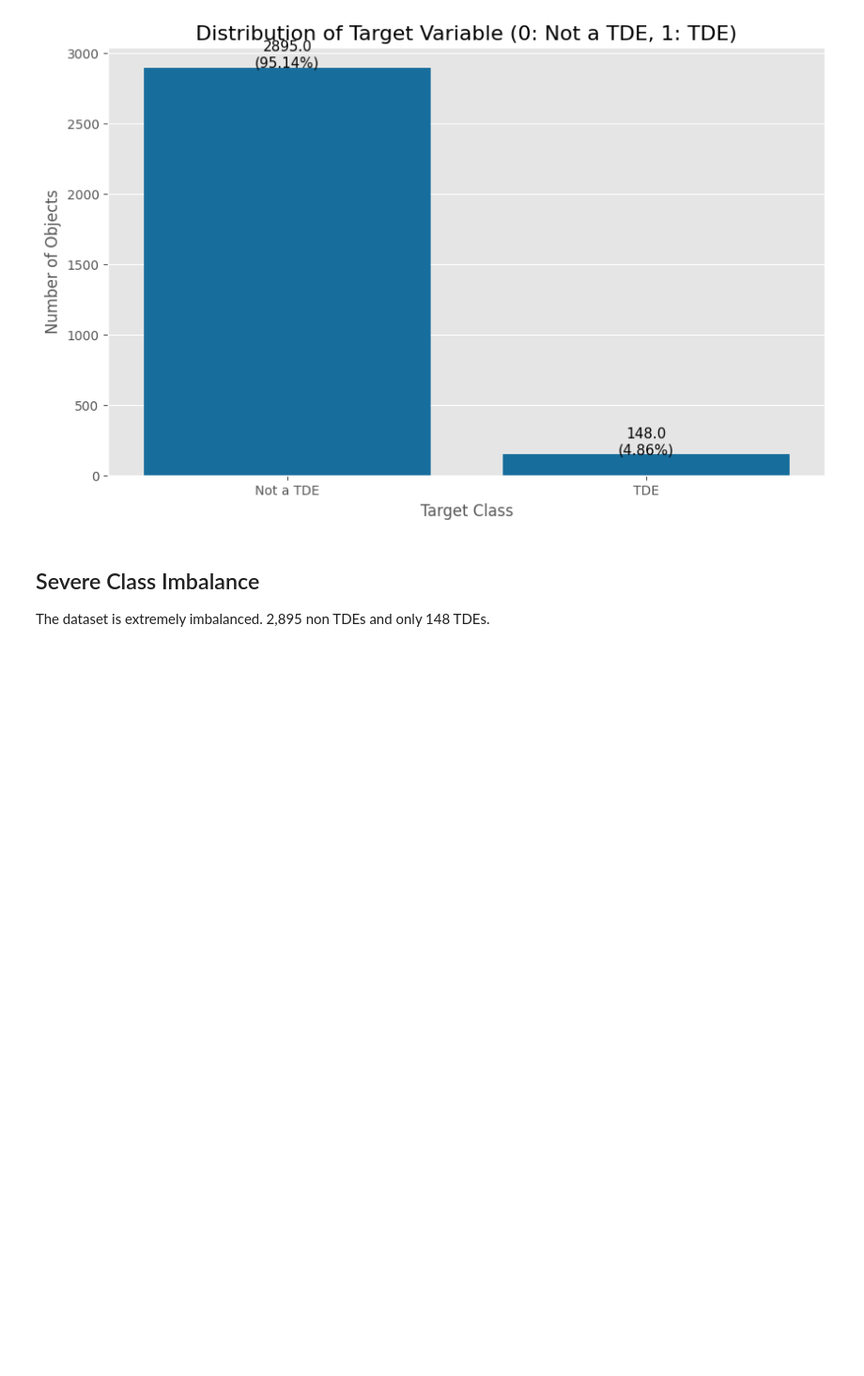
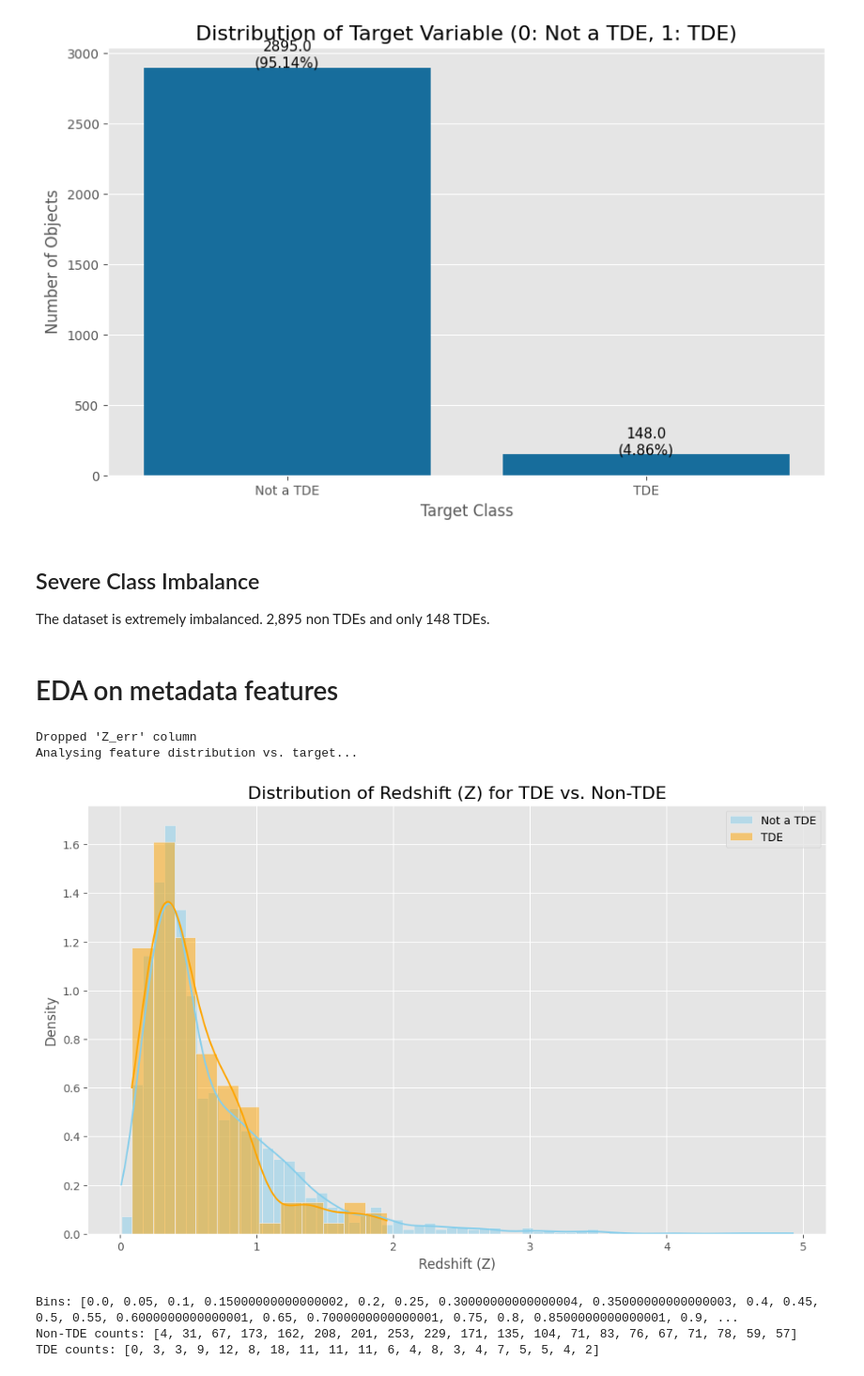
Before and after one commit to BhargavKumarNath/MALLORN-Astronomical-Classification-Challenge, a Jupyter notebook: notebooks/01_initial_exploration.ipynb, the cells around one changed output. Shown: that part at 94% size. Saved outputs shown, nothing was run; the diff lists cells and outputs as text; code cells hidden in the pictures; blank space fills up the shorter version.

Commit message:
ead on metadata features

```diff
--- a/notebooks/01_initial_exploration.ipynb
+++ b/notebooks/01_initial_exploration.ipynb
@@ -85,3 +85,42 @@ plt.show()
 ## Severe Class Imbalance
 
 The dataset is extremely imbalanced. 2,895 non TDEs and only 148 TDEs.
+# %% [markdown]
+# EDA on metadata features
+# %%
+# Data CLeaning
+if 'Z_err' in train_log_df.columns:
+    train_log_df = train_log_df.drop(columns=['Z_err'])
+    print("Dropped 'Z_err' column")
+
+# Feature Exploration
+print("Analysing feature distribution vs. target...")
+
+# Define the two classes for easier plotting
+tde_df = train_log_df[train_log_df['target'] == 1]
+non_tde_df = train_log_df[train_log_df['target'] == 0]
+# %% [output]
+Dropped 'Z_err' column
+Analysing feature distribution vs. target...
+# %%
+# 1. Analyse Redshift (Z)
+plt.figure(figsize=(12, 7))
+sns.histplot(data=non_tde_df, x='Z', color='skyblue', label='Not a TDE', kde=True, stat='density', common_norm=False)
+sns.histplot(data=tde_df, x='Z', color='orange', label='TDE', kde=True, stat='density', common_norm=False)
+plt.title('Distribution of Redshift (Z) for TDE vs. Non-TDE', fontsize=16)
+plt.xlabel('Redshift (Z)', fontsize=12)
+plt.ylabel('Density', fontsize=12)
+plt.legend()
+plt.show()
+
+hist_non_tde, bins = np.histogram(non_tde_df['Z'], bins=20, range=(0, 1))
+hist_tde, _ = np.histogram(tde_df['Z'], bins=bins)
+
+print("Bins:", bins.tolist())
+print("Non-TDE counts:", hist_non_tde.tolist())
+print("TDE counts:", hist_tde.tolist())
+# %% [output]
+[figure, added]
+Bins: [0.0, 0.05, 0.1, 0.15000000000000002, 0.2, 0.25, 0.30000000000000004, 0.35000000000000003, 0.4, 0.45, 0.5, 0.55, 0.6000000000000001, 0.65, 0.7000000000000001, 0.75, 0.8, 0.8500000000000001, 0.9, ...
+Non-TDE counts: [4, 31, 67, 173, 162, 208, 201, 253, 229, 171, 135, 104, 71, 83, 76, 67, 71, 78, 59, 57]
+TDE counts: [0, 3, 3, 9, 12, 8, 18, 11, 11, 11, 6, 4, 8, 3, 4, 7, 5, 5, 4, 2]
```
Also changed, not shown: parts of 3 cells of this notebook.
